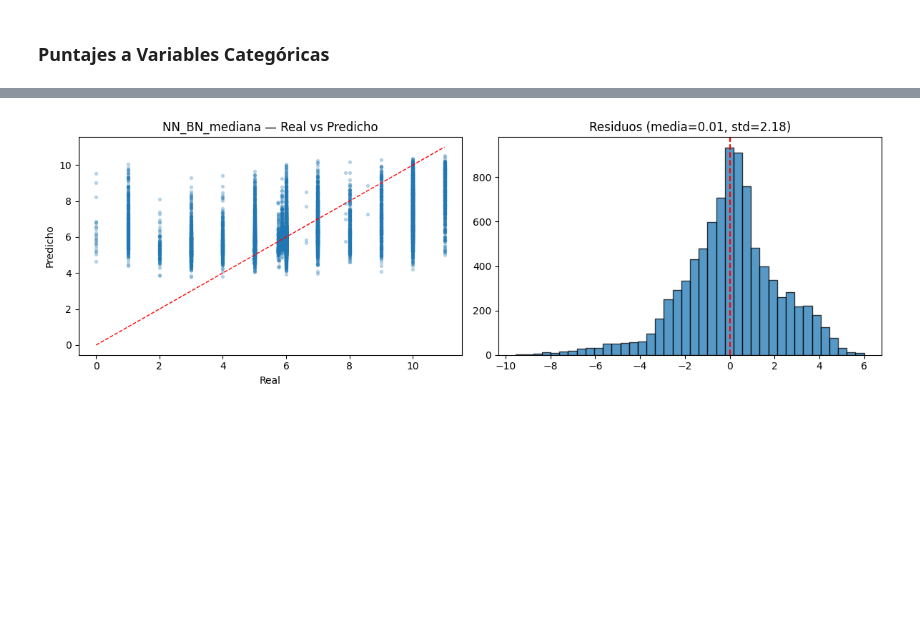
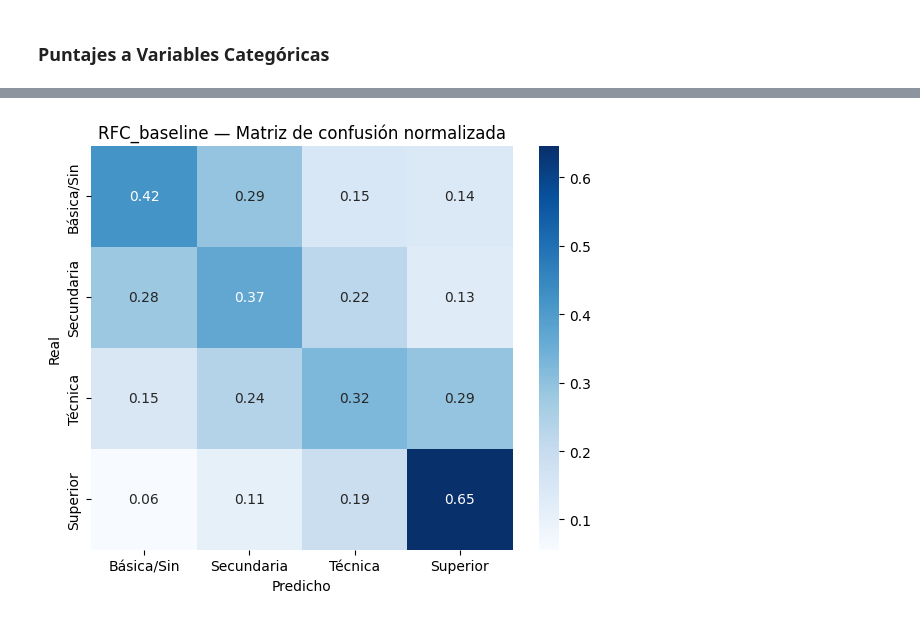
Before and after one commit to juancamilogoomezz/Proyecto-2, a Jupyter notebook: Proyecto 2 - Notebook.ipynb, the cells around one changed output, grey strips where cells are left out. Cells and saved outputs as stored; diff of their text form; code cells hidden in the pictures; blank space fills up the shorter version.

```diff
--- a/Proyecto 2 - Notebook.ipynb
+++ b/Proyecto 2 - Notebook.ipynb
@@ -599,0 +585,20 @@ for n_est in n_estimators_list:
+# %%
+n_estimators=mejor_run['params.n_estimators']
+max_depth=mejor_run['params.max_depth']
+max_features=mejor_run['params.max_features']
+min_samples_leaf=mejor_run['params.min_samples_leaf']
+with mlflow.start_run(experiment_id=experimento.experiment_id):
+    rf = RandomForestClassifier(
+        n_estimators=n_est, max_depth=max_d, max_features=max_f,
+        min_samples_leaf=min_leaf,
+        n_jobs=-1, random_state=semilla)
+    rf.fit(X_train, y_train)
+    pred_val = rf.predict(X_val)
+    acc = accuracy_score(y_val, pred_val)
+    f1m = f1_score(y_val, pred_val, average='macro')
+    adj = np.mean(np.abs(y_val - pred_val) <= 1)
+    mlflow.set_tag("mlflow.runName", f"RFC_{n_est}_{max_d}_{max_f}_leaf{min_leaf}")
+    mlflow.log_params({"n_estimators":n_est,"max_depth":max_d,
+                        "max_features":str(max_f),"min_samples_leaf":min_leaf})
+    mlflow.log_metrics({"Accuracy_val":acc,"F1_macro_val":f1m,"Adj_Acc_val":adj})
+    mlflow.sklearn.log_model(rf, "random_forest_model")
@@ -761,46 +784,52 @@ plt.tight_layout(); plt.show()
 # %%
 # Tabla resumen
 df_res = pd.DataFrame(resultados)
-# Agregar RF al resumen
-rf_row = {
-    'modelo':'RF_baseline',
-    **{f'val_{k}':v for k,v in m_val.items()},  # ← último m_val era NN_deep; recalculamos:
-}
-# Recalcular RF para asegurar valores correctos
-rf_val  = evaluar(y_val,  rf.predict(X_val))
-rf_test = evaluar(y_test, rf.predict(X_test))
-rf_row = {'modelo':'RF_baseline',
-          **{f'val_{k}':v for k,v in rf_val.items()},
-          **{f'test_{k}':v for k,v in rf_test.items()},
+
+# Agregar RF Classifier al resumen
+rf_val_m  = evaluar_clasif(y_val,  rf.predict(X_val),  rf.predict_proba(X_val))
+rf_test_m = evaluar_clasif(y_test, rf.predict(X_test), rf.predict_proba(X_test))
+rf_row = {'modelo':'RFC_baseline',
+          **{f'val_{k}':v for k,v in rf_val_m.items()},
+          **{f'test_{k}':v for k,v in rf_test_m.items()},
           'epochs_trained': np.nan}
 df_res = pd.concat([df_res, pd.DataFrame([rf_row])], ignore_index=True)
-df_res = df_res.sort_values('test_R2', ascending=False).reset_index(drop=True)
+df_res = df_res.sort_values('test_F1_macro', ascending=False).reset_index(drop=True)
 print('=== Comparativa final ===')
 print(df_res.to_string(index=False))
 
 mejor = df_res.iloc[0]['modelo']
-print(f'\n>>> Mejor modelo por R^2 en TEST: {mejor}')
+print(f'\n>>> Mejor modelo por F1 macro en TEST: {mejor}')
 
-if mejor.startswith('Red'):
+# Recuperar predicciones del mejor modelo
+if mejor.startswith('NN'):                       # ← antes era 'Red'
     best_model = models[mejor]
-    pred_test_s = best_model.predict(X_test_s, verbose=0).flatten()
-    pred_test_best = Y_escalar.inverse_transform(pred_test_s.reshape(-1,1)).flatten()
+    proba_test = best_model.predict(X_test_s, verbose=0)
+    pred_test_best = proba_test.argmax(1)
 else:
     best_model = rf
+    proba_test = rf.predict_proba(X_test)
     pred_test_best = rf.predict(X_test)
 
-plot_diagnostico(y_test, pred_test_best, mejor)
+# Diagnóstico: matriz de confusión (no scatter)
+plot_diagnostico(y_test, pred_test_best, mejor, nombres=nombres_clase)
 
-# Análisis del error por estrato (interés para la Sec. de Educación)
+# Reporte por clase
+print('\n=== Reporte por clase ===')
+print(classification_report(y_test, pred_test_best,
+                            target_names=nombres_clase, digits=3))
+
+# Análisis por estrato: accuracy y adjacent accuracy (en vez de MAE/sesgo)
 res_test = pd.DataFrame({'real': y_test, 'pred': pred_test_best,
                          'estrato': X_test['estrato_num'].values})
-res_test['error'] = res_test['real'] - res_test['pred']
-err_estrato = res_test.groupby('estrato').agg(
-    n=('error','size'),
-    MAE=('error', lambda s: np.mean(np.abs(s))),
-    sesgo=('error','mean')
-).round(2)
-print('\nError por estrato (TEST):')
+err_estrato = res_test.groupby('estrato').apply(
+    lambda g: pd.Series({
+        'n':           len(g),
+        'Accuracy':    (g['real']==g['pred']).mean(),
+        'Adj_Acc_±1':  (np.abs(g['real']-g['pred'])<=1).mean(),
+        'clase_modal_real': int(g['real'].mode().iloc[0]),
+        'clase_modal_pred': int(g['pred'].mode().iloc[0]),
+    }), include_groups=False).round(3)
+print('\nDesempeño por estrato (TEST):')
 print(err_estrato)
 # %% [output]
 === Comparativa final ===
@@ -814 +843 @@ NN_BN_pequeña  2.140026 1.588644 0.246692           0.317729   2.169404  1.6027
-[figure, old version]
+[figure, new version]
```
Also changed, not shown: parts of 22 cells of this notebook.
